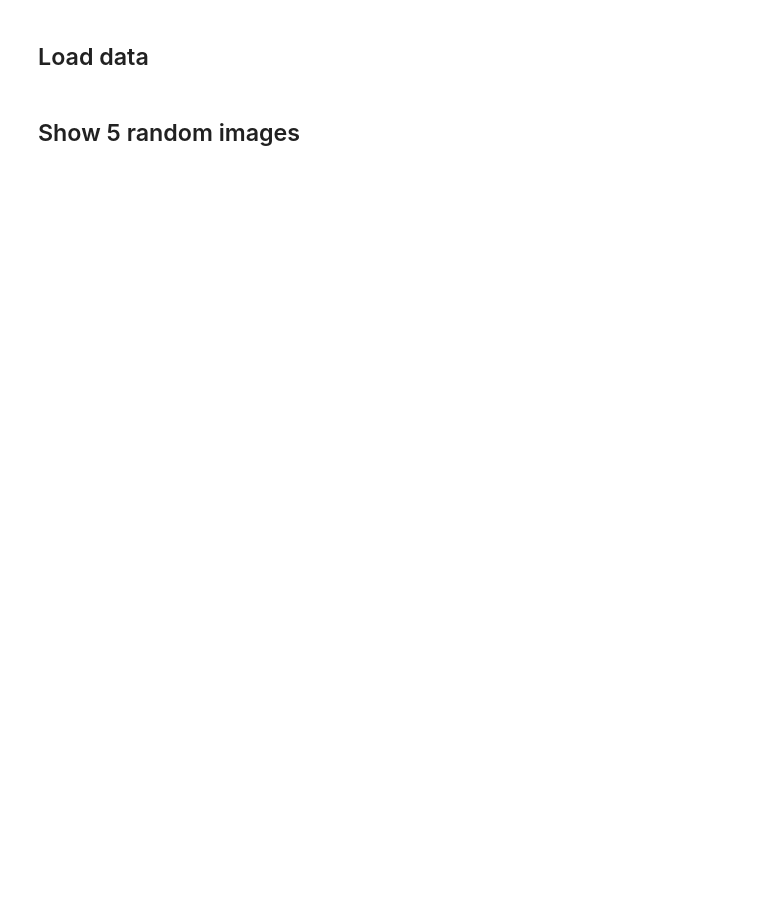
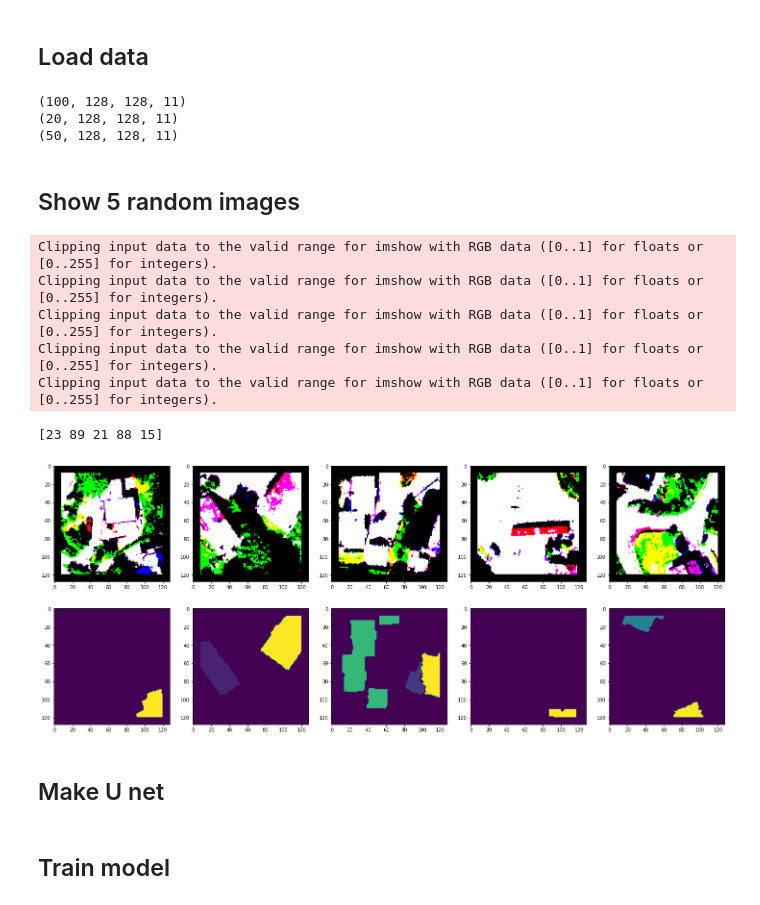
Before and after one commit to stianteien/M_DV_V2022, a Jupyter notebook: spectral_library/unet.ipynb, the cells around one changed output. Saved outputs shown, nothing was run; the diff lists cells and outputs as text; code cells hidden in the pictures; blank space fills up the shorter version.

Commit message:
trained unet

```diff
--- a/spectral_library/unet.ipynb
+++ b/spectral_library/unet.ipynb
@@ -59,28 +85,42 @@ def redesign_y(y):
 
   return yy1
 # %%
-y_train = redesign_y(y_train)
-y_val = redesign_y(y_val)
-y_test = redesign_y(y_test)
+y_train = redesign_y(y_train+1)
+y_val = redesign_y(y_val+1)
+y_test = redesign_y(y_test+1)
 
 print(y_train.shape)
 print(y_val.shape)
 print(y_test.shape)
+# %% [output]
+(100, 128, 128, 11)
+(20, 128, 128, 11)
+(50, 128, 128, 11)
 # %% [markdown]
 ## Show 5 random images
 # %%
-fig, ax = plt.subplots(nrows=2, ncols=5, figsize = (25,15))
+fig, ax = plt.subplots(nrows=2, ncols=5, figsize = (25,10))
 
 indx = np.random.randint(0,high=X_train.shape[0],size=5)
 print(indx)
 for i in range(5):
     ax[0,i].imshow(np.dstack((X_train[indx[i]][:,:,76],
                               X_train[indx[i]][:,:,46],
                               X_train[indx[i]][:,:,21])))
     #ax[0,i].imshow(X_train[indx[i]][:,:,0:3])
     #ax[1,i].imshow(X_70_train[indx[i]][:,:,0:3])
     #ax[1,i].imshow(np.dstack((X_70_train[indx[i]][:,:,137],
     #                          X_70_train[indx[i]][:,:,194],
     #                          X_70_train[indx[i]][:,:,207])))
     ax[1,i].imshow(y_train[indx[i]].argmax(axis=2))
 plt.show()
+# %% [output]
+Clipping input data to the valid range for imshow with RGB data ([0..1] for floats or [0..255] for integers).
+Clipping input data to the valid range for imshow with RGB data ([0..1] for floats or [0..255] for integers).
+Clipping input data to the valid range for imshow with RGB data ([0..1] for floats or [0..255] for integers).
+Clipping input data to the valid range for imshow with RGB data ([0..1] for floats or [0..255] for integers).
+Clipping input data to the valid range for imshow with RGB data ([0..1] for floats or [0..255] for integers).
+[23 89 21 88 15]
+[figure, added]
+# %% [markdown]
+## Make U net
@@ -86,0 +143,2 @@ plt.show()
+# %% [markdown]
+## Train model
```
Also changed, not shown: parts of 15 cells of this notebook.
